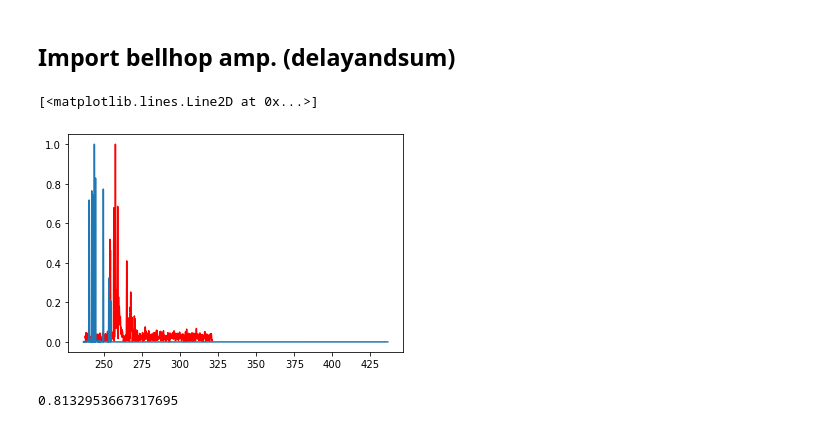
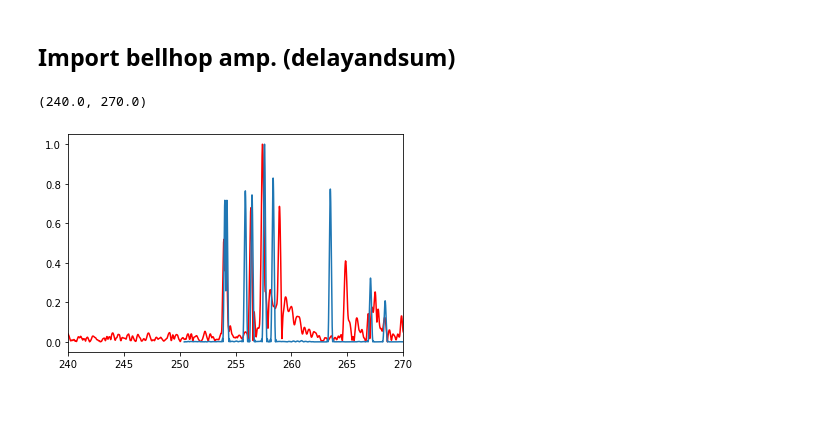
Before and after one commit to jhtong33/Final, a Jupyter notebook: Read_Arrfile.ipynb, the cells around one changed output. Cells and saved outputs as stored; diff of their text form; code cells hidden in the pictures.

```diff
--- a/Read_Arrfile.ipynb
+++ b/Read_Arrfile.ipynb
@@ -47,13 +47,9 @@ plt.show()
 envelop = pd.read_csv('time_001/envelop.csv')
 # %%
 plt.plot((ShiptoBuoy_data['time'][2])*1000,ShiptoBuoy_data['arr'][2]/max(ShiptoBuoy_data['arr'][2]),'r')
-plt.plot((envelop['time'])*1000,envelop['envelop']/(max(envelop['envelop'])))
+plt.plot((envelop['time'])*1000+14,envelop['envelop']/(max(envelop['envelop'])))
 
-# plt.xlim(235,260)
+plt.xlim(240,270)
 # %% [output]
-[<matplotlib.lines.Line2D at 0x...>]
+(240.0, 270.0)
-[figure, old version]
+[figure, new version]
-# %%
-dist/1533
-# %% [output]
-0.8132953667317695
```
Also changed, not shown: parts of 2 cells of this notebook, 3 other files.
